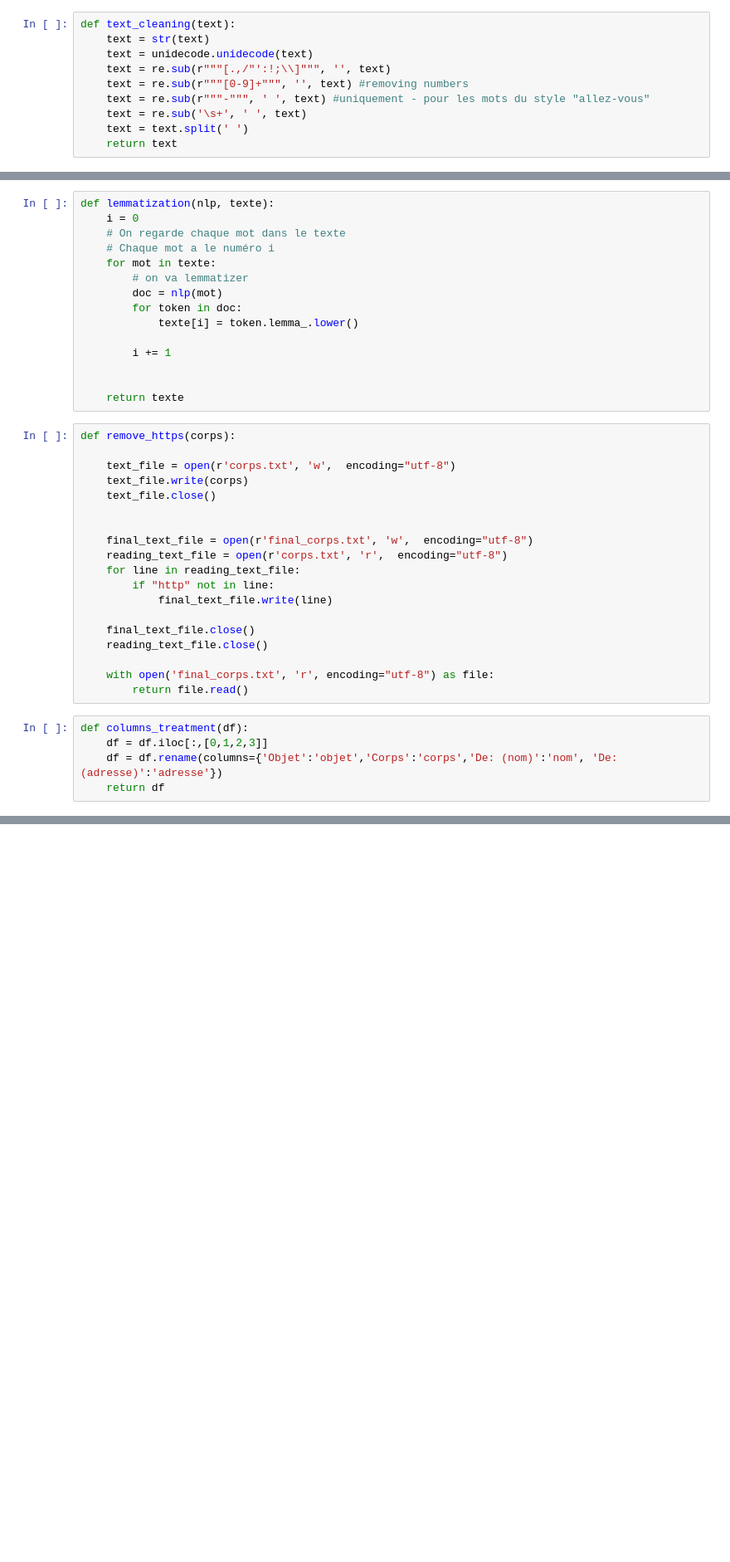
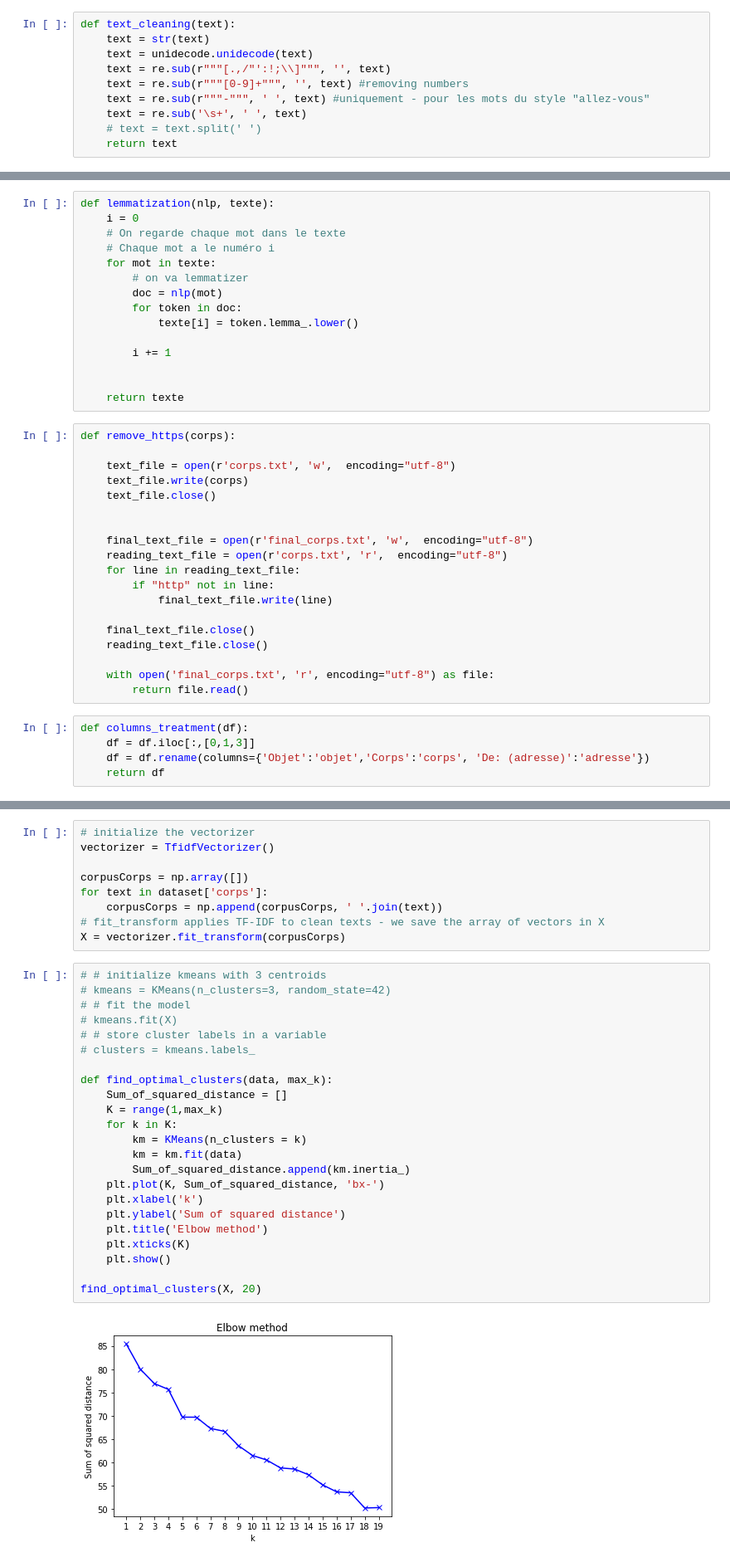
Before and after one commit to GuichardB/Email_Classification, a Jupyter notebook: notebook.ipynb, the cells around one changed output, grey strips where cells are left out. Shown at 83% size. Cells and saved outputs as stored; diff of their text form; blank space fills up the shorter version.

Commit message:
tfidf + debut kmeans

```diff
--- a/notebook.ipynb
+++ b/notebook.ipynb
@@ -54,7 +72,7 @@ def text_cleaning(text):
     text = re.sub(r"""[0-9]+""", '', text) #removing numbers
     text = re.sub(r"""-""", ' ', text) #uniquement - pour les mots du style "allez-vous"
     text = re.sub('\s+', ' ', text)
-    text = text.split(' ')
+    # text = text.split(' ')
     return text
 # %%
 def clean_address(text):
@@ -109,8 +128,8 @@ def remove_https(corps):
         return file.read()
 # %%
 def columns_treatment(df):
-    df = df.iloc[:,[0,1,2,3]]
-    df = df.rename(columns={'Objet':'objet','Corps':'corps','De: (nom)':'nom', 'De: (adresse)':'adresse'})
+    df = df.iloc[:,[0,1,3]]
+    df = df.rename(columns={'Objet':'objet','Corps':'corps', 'De: (adresse)':'adresse'})
     return df
 # %%
 def data_cleaning(df):
@@ -164,0 +314,34 @@ dataset.head()
+# %%
+# initialize the vectorizer
+vectorizer = TfidfVectorizer()
+
+corpusCorps = np.array([])
+for text in dataset['corps']:
+    corpusCorps = np.append(corpusCorps, ' '.join(text))
+# fit_transform applies TF-IDF to clean texts - we save the array of vectors in X
+X = vectorizer.fit_transform(corpusCorps)
+# %%
+# # initialize kmeans with 3 centroids
+# kmeans = KMeans(n_clusters=3, random_state=42)
+# # fit the model
+# kmeans.fit(X)
+# # store cluster labels in a variable
+# clusters = kmeans.labels_
+
+def find_optimal_clusters(data, max_k):
+    Sum_of_squared_distance = []
+    K = range(1,max_k)
+    for k in K:
+        km = KMeans(n_clusters = k)
+        km = km.fit(data)
+        Sum_of_squared_distance.append(km.inertia_)
+    plt.plot(K, Sum_of_squared_distance, 'bx-')
+    plt.xlabel('k')
+    plt.ylabel('Sum of squared distance')
+    plt.title('Elbow method')
+    plt.xticks(K)
+    plt.show()
+
+find_optimal_clusters(X, 20)
+# %% [output]
+[figure, added]
```
Also changed, not shown: parts of 16 cells of this notebook.
